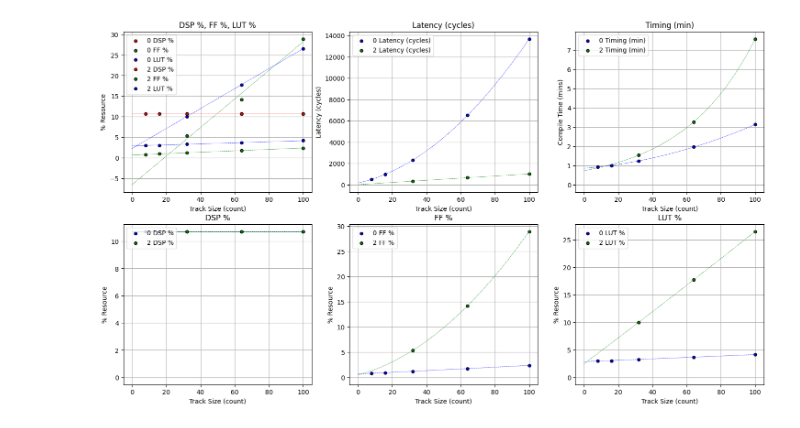
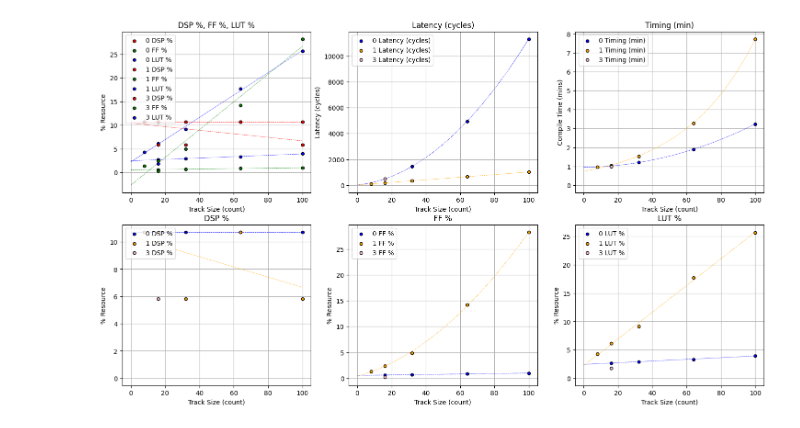
Before and after one commit to dfurle/HitWarrior, a Jupyter notebook: zReportReader/report_reader.ipynb, the cells around one changed output. Saved outputs shown, nothing was run; the diff lists cells and outputs as text; code cells hidden in the pictures.

```diff
--- a/zReportReader/report_reader.ipynb
+++ b/zReportReader/report_reader.ipynb
@@ -15,9 +15,39 @@ axLUT = ax[1,2]
 
 resYLabel = (lambda x : x.ax.set_ylabel("% Resource"))
 
-TrackVSPlot("./data/July10_1_data/", modules=["runner"], ID=0, default_color="blue")\
+# TrackVSPlot("./data/July10_1_data/", modules=["runner"], ID=0, default_color="blue")\
+#   .defaults(axRes, axLat, axComp, axDSP, axFF, axLUT)\
+#   .plot(xlims=[0, 100])
+
+TrackVSPlot("./data/Aug5_4_data/", modules=["HitWarrior"], ID=0, default_color="blue")\
   .defaults(axRes, axLat, axComp, axDSP, axFF, axLUT)\
   .plot(xlims=[0, 100])
+
+TrackVSPlot("./data/Aug5_1_data/", modules=["HitWarrior"], ID=1, default_color="orange")\
+  .defaults(axRes, axLat, axComp, axDSP, axFF, axLUT)\
+  .setup("latency", fits=["linear"])\
+  .setup("compile", fits=["exp"])\
+  .setup("FF", fits=["quad"])\
+  .setup("LUT", fits=["quad"])\
+  .plot(xlims=[0, 100])
+
+
+# TrackVSPlot("./data/Aug5_6_data/", modules=["HitWarrior"], ID=2, default_color="purple")\
+#   .defaults(axRes, axLat, axComp, axDSP, axFF, axLUT)\
+#   .setup("latency", fits=["quad"])\
+#   .setup("compile", fits=["quad"])\
+#   .setup("FF", fits=["quad"])\
+#   .setup("LUT", fits=["quad"])\
+#   .plot(xlims=[0, 100])
+
+TrackVSPlot("./data/Aug5_5_data/", modules=["HitWarrior"], ID=3, default_color="pink")\
+  .defaults(axRes, axLat, axComp, axDSP, axFF, axLUT)\
+  .setup("latency", fits=["quad"])\
+  .setup("compile", fits=["quad"])\
+  .setup("FF", fits=["quad"])\
+  .setup("LUT", fits=["quad"])\
+  .plot(xlims=[0, 100])
+
 
 # TrackVSPlot("./data/July11_1_data/", modules=["runner"], ID=1, default_color="orange")\
 #   .defaults(axRes, axLat, axComp, axDSP, axFF, axLUT)\
@@ -27,25 +57,23 @@ TrackVSPlot("./data/July10_1_data/", modules=["runner"], ID=0, default_color="bl
 #   .setup("LUT", fits=["quad"])\
 #   .plot(xlims=[0, 100])
 
-# .setup("latency", ylims=[-5, 200], fits=["linear"])
 
-TrackVSPlot("./data/Aug5_1_data/", modules=["HitWarrior"], ID=2, default_color="green")\
-  .defaults(axRes, axLat, axComp, axDSP, axFF, axLUT)\
-  .setup("latency", fits=["linear"])\
-  .setup("compile", fits=["exp"])\
-  .setup("FF", fits=["quad"])\
-  .setup("LUT", fits=["quad"])\
-  .plot(xlims=[0, 100])
+# TrackVSPlot("./data/Aug5_3_data/", modules=["HitWarrior"], ID=3, default_color="purple")\
+#   .defaults(axRes, axLat, axComp, axDSP, axFF, axLUT)\
+#   .setup("latency", fits=["linear"])\
+#   .setup("compile", fits=["exp"])\
+#   .setup("FF", fits=["quad"])\
+#   .setup("LUT", fits=["quad"])\
+#   .plot(xlims=[0, 100])
 
+# TrackVSPlot("./data/Aug5_3_data/", modules=["HitWarrior"], ID=4, default_color="pink")\
+#   .defaults(axRes, axLat, axComp, axDSP, axFF, axLUT)\
+#   .setup("latency", fits=["linear"])\
+#   .setup("compile", fits=["exp"])\
+#   .setup("FF", fits=["quad"])\
+#   .setup("LUT", fits=["quad"])\
+#   .plot(xlims=[0, 100])
 
-TrackVSPlot("./data/Aug5_2_data/", modules=["HitWarrior"], ID=3, default_color="purple
-")\
-  .defaults(axRes, axLat, axComp, axDSP, axFF, axLUT)\
-  .setup("latency", fits=["linear"])\
-  .setup("compile", fits=["exp"])\
-  .setup("FF", fits=["quad"])\
-  .setup("LUT", fits=["quad"])\
-  .plot(xlims=[0, 100])
 
 # TrackVSPlot("./data/July15_1_data/", modules=["runner"], ID=1, default_color="orange")\
 #   .defaults(axRes, axLat, axComp, axDSP, axFF, axLUT)\
@@ -83,4 +112,4 @@ TrackVSPlot("./data/Aug5_2_data/", modules=["HitWarrior"], ID=3, default_color="
-[figure, old version]
+[figure, new version]
 # %%
 from infoPlotter import TrackVSPlot
 
```
Also changed, not shown: parts of 1 cell of this notebook, 25 other files.
